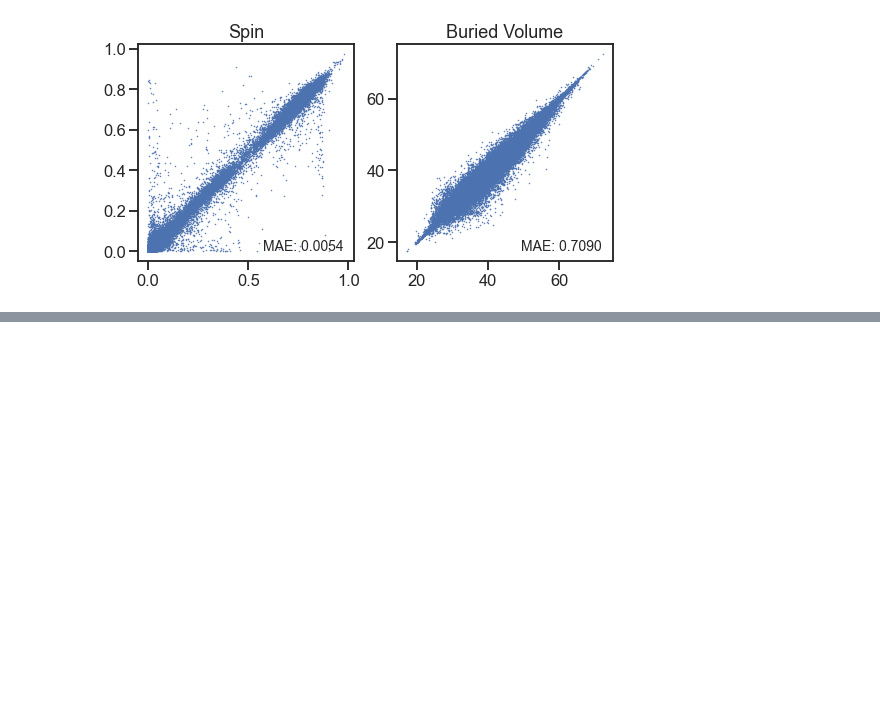
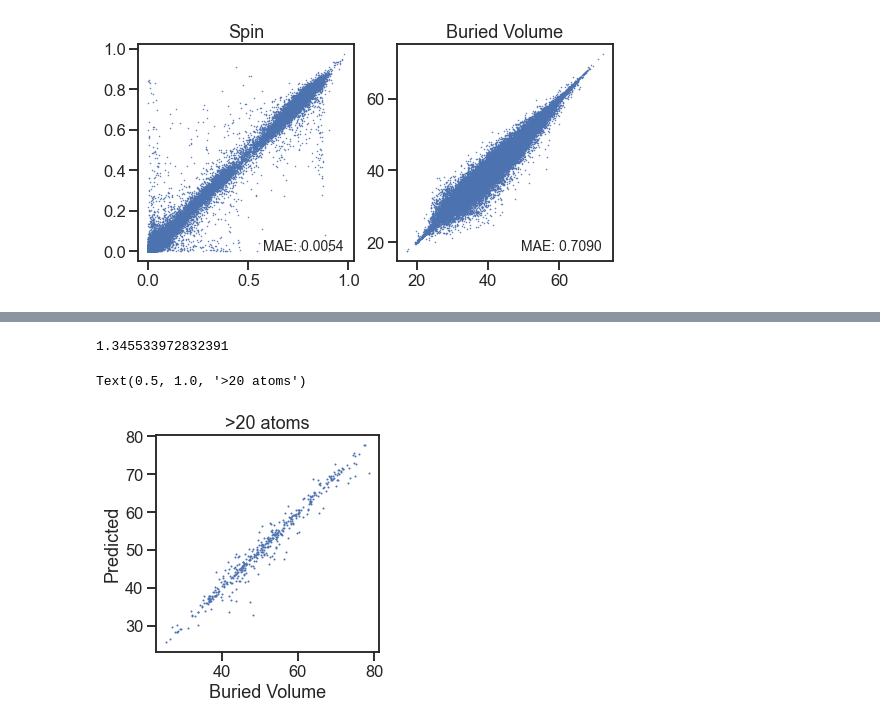
Before and after one commit to shreesowndarya/spin_gnn, a Jupyter notebook: plot_test_buried_vol.ipynb, the cells around one changed output, grey strips where cells are left out. Saved outputs shown, nothing was run; the diff lists cells and outputs as text; code cells hidden in the pictures; blank space fills up the shorter version.

```diff
--- a/plot_test_buried_vol.ipynb
+++ b/plot_test_buried_vol.ipynb
@@ -265,0 +189,7 @@ Text(0.95, 0.05, 'MAE: 0.086')
+# %%
+bur_vol_pred = pd.DataFrame(predicted_bur_vol.squeeze(), index=cdf_test_pivot_bur_vol.index, columns=cdf_test_pivot_bur_vol.columns)
+bur_vol_pred = bur_vol_pred.abs().reset_index().melt(id_vars=['smiles']).dropna()
+# %%
+bur_vol_err_df = bur_vol_err.merge(
+    bur_vol_pred, how='left', on=['smiles', 'atom_index'], suffixes=('_err', '_pred')).merge(
+    cdf_test[['smiles', 'atom_index', 'buried_vol']], on=['smiles', 'atom_index'])
@@ -265,0 +200,10 @@ Text(0.95, 0.05, 'MAE: 0.086')
+# %%
+import rdkit.Chem
+def num_atoms(smiles):
+    mol = rdkit.Chem.MolFromSmiles(smiles)
+    return mol.GetNumAtoms()
+# %%
+from tqdm import tqdm
+tqdm.pandas()
+
+bur_vol_err_df['num_atoms'] = bur_vol_err_df.smiles.progress_apply(num_atoms)
@@ -265,0 +228,13 @@ Text(0.95, 0.05, 'MAE: 0.086')
+# %%
+bur_vol_err_df[bur_vol_err_df.num_atoms > 20].value_err.mean()
+# %% [output]
+1.345533972832391
+# %%
+plt.figure(figsize=(4,4))
+plt.plot(bur_vol_err_df[bur_vol_err_df.num_atoms > 20].buried_vol, bur_vol_err_df[bur_vol_err_df.num_atoms > 20].value_pred, '.', ms=2)
+plt.xlabel('Buried Volume')
+plt.ylabel('Predicted')
+plt.title('>20 atoms')
+# %% [output]
+Text(0.5, 1.0, '>20 atoms')
+[figure, added]
```
Also changed, not shown: parts of 24 cells of this notebook, 7 other files.
